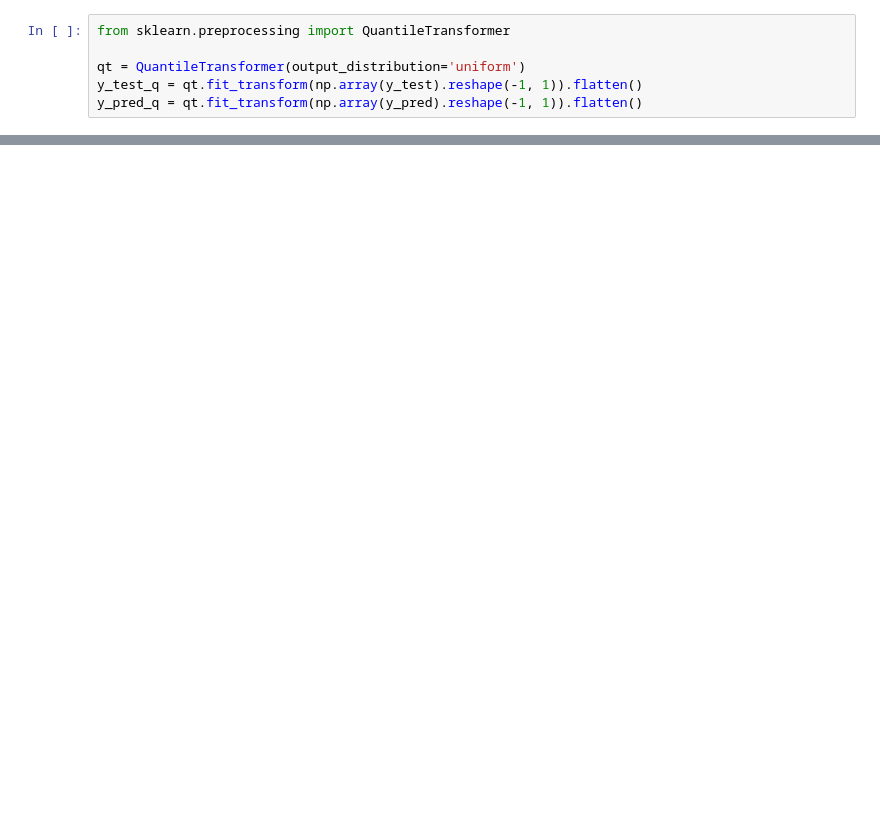
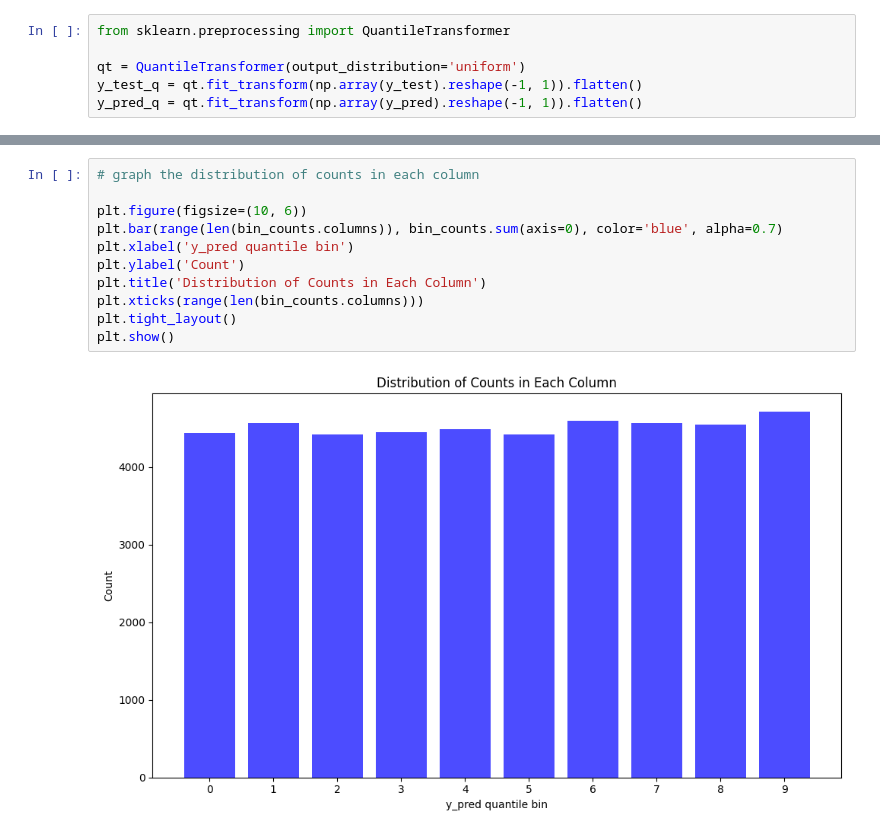
Before and after one commit to Rhys-sg/promoter-sequence-transcription-rates, a Jupyter notebook: v2/Comparisons/Urtecho 2023/CNN_7_0_Urtecho_2023_eval.ipynb, the cells around one changed output, grey strips where cells are left out. Cells and saved outputs as stored; diff of their text form; blank space fills up the shorter version.

```diff
--- a/v2/Comparisons/Urtecho 2023/CNN_7_0_Urtecho_2023_eval.ipynb
+++ b/v2/Comparisons/Urtecho 2023/CNN_7_0_Urtecho_2023_eval.ipynb
@@ -103,0 +138,13 @@ plt.show()
+# %%
+# graph the distribution of counts in each column
+
+plt.figure(figsize=(10, 6))
+plt.bar(range(len(bin_counts.columns)), bin_counts.sum(axis=0), color='blue', alpha=0.7)
+plt.xlabel('y_pred quantile bin')
+plt.ylabel('Count')
+plt.title('Distribution of Counts in Each Column')
+plt.xticks(range(len(bin_counts.columns)))
+plt.tight_layout()
+plt.show()
+# %% [output]
+[figure, added]
```
Also changed, not shown: parts of 10 cells of this notebook, 23 other files.
